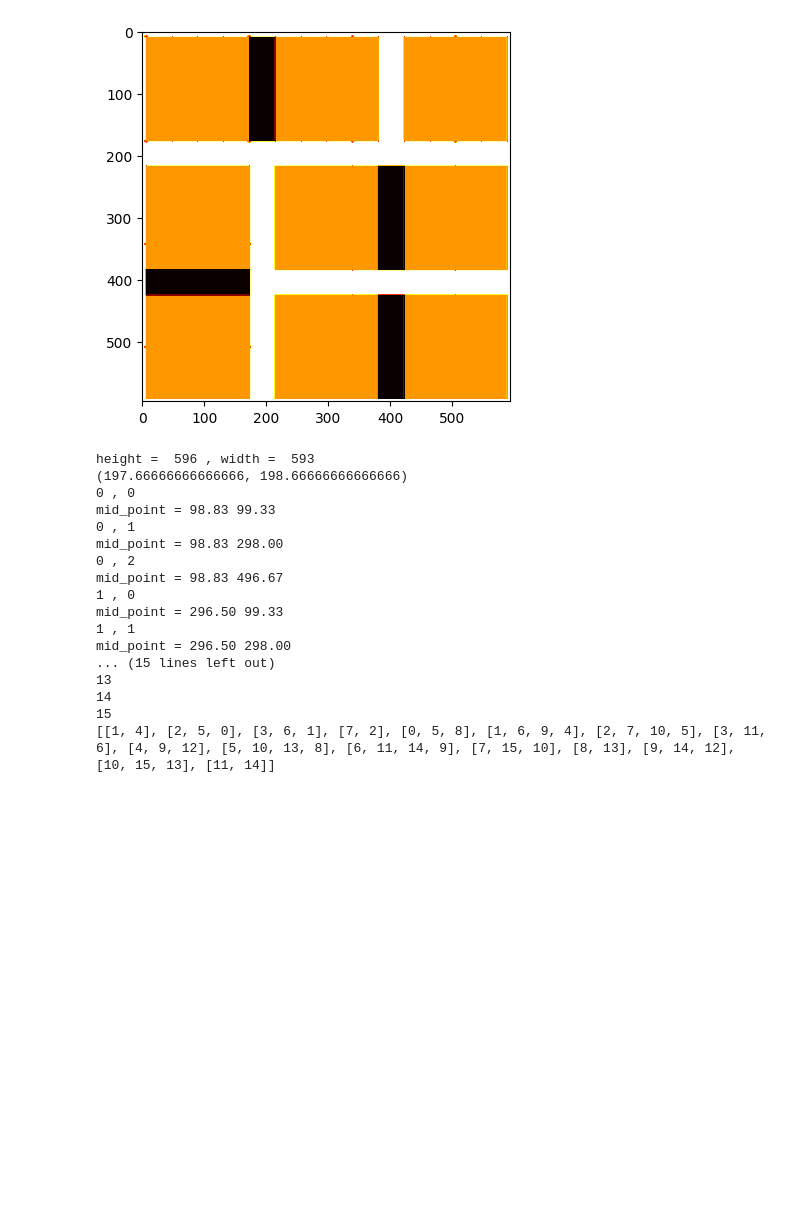
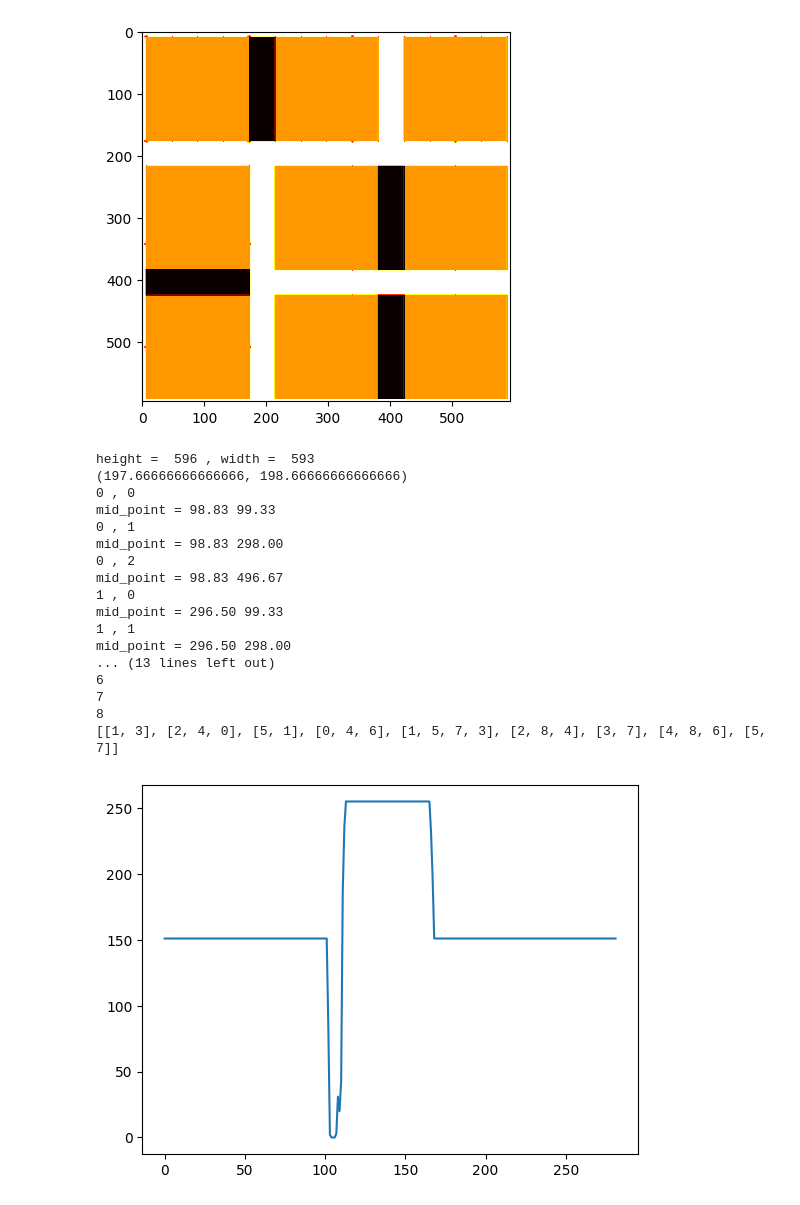
Before and after one commit to joshuamhtsang/mini_essays, a Jupyter notebook: 2024-12-19_fujiq-maze-solver/try_opencv_walldetection.ipynb, the cells around one changed output. Saved outputs shown, nothing was run; the diff lists cells and outputs as text; code cells hidden in the pictures; blank space fills up the shorter version.

Commit message:
adding code to detect walls between any 2 states

```diff
--- a/2024-12-19_fujiq-maze-solver/try_opencv_walldetection.ipynb
+++ b/2024-12-19_fujiq-maze-solver/try_opencv_walldetection.ipynb
@@ -115,8 +144,9 @@ def compute_neighbouring_states(x_num_states, y_num_states):
 
 
     print(neighbouring_states)
+    return neighbouring_states
 
-compute_neighbouring_states(4, 4)
+neighbouring_states = compute_neighbouring_states(3, 3)
 # %% [output]
 height =  596 , width =  593
 (197.66666666666666, 198.66666666666666)
@@ -130,8 +160,16 @@ mid_point = 98.83 496.67
 mid_point = 296.50 99.33
 1 , 1
 mid_point = 296.50 298.00
-... (15 lines left out)
-13
-14
-15
-[[1, 4], [2, 5, 0], [3, 6, 1], [7, 2], [0, 5, 8], [1, 6, 9, 4], [2, 7, 10, 5], [3, 11, 6], [4, 9, 12], [5, 10, 13, 8], [6, 11, 14, 9], [7, 15, 10], [8, 13], [9, 14, 12], [10, 15, 13], [11, 14]]
+... (13 lines left out)
+6
+7
+8
+[[1, 3], [2, 4, 0], [5, 1], [0, 4, 6], [1, 5, 7, 3], [2, 8, 4], [3, 7], [4, 8, 6], [5, 7]]
+# %%
+def check_wall_presence(state_a, state_b, state_mid_points, img_mat):
+    profile = profile_line(img_mat, state_mid_points[state_a], state_mid_points[state_b], linewidth=1, mode='constant')
+    plt.plot(profile)
+
+check_wall_presence(0, 4, state_mid_points,maze_img_mat)
+# %% [output]
+[figure, added]
```
Also changed, not shown: parts of 4 cells of this notebook, 1 other file.
